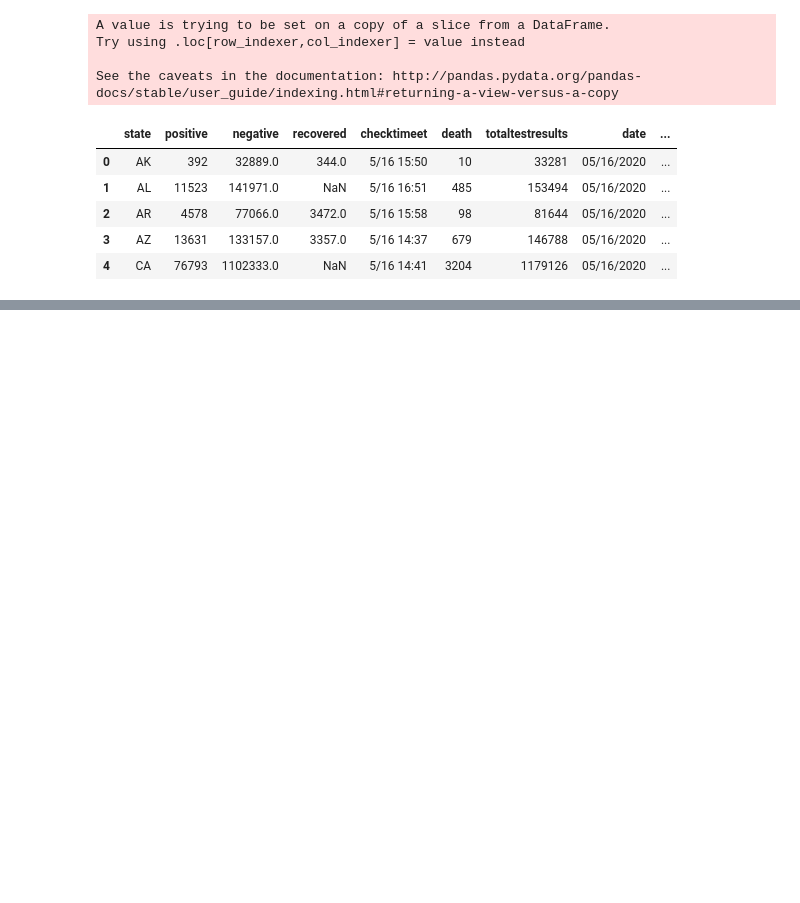
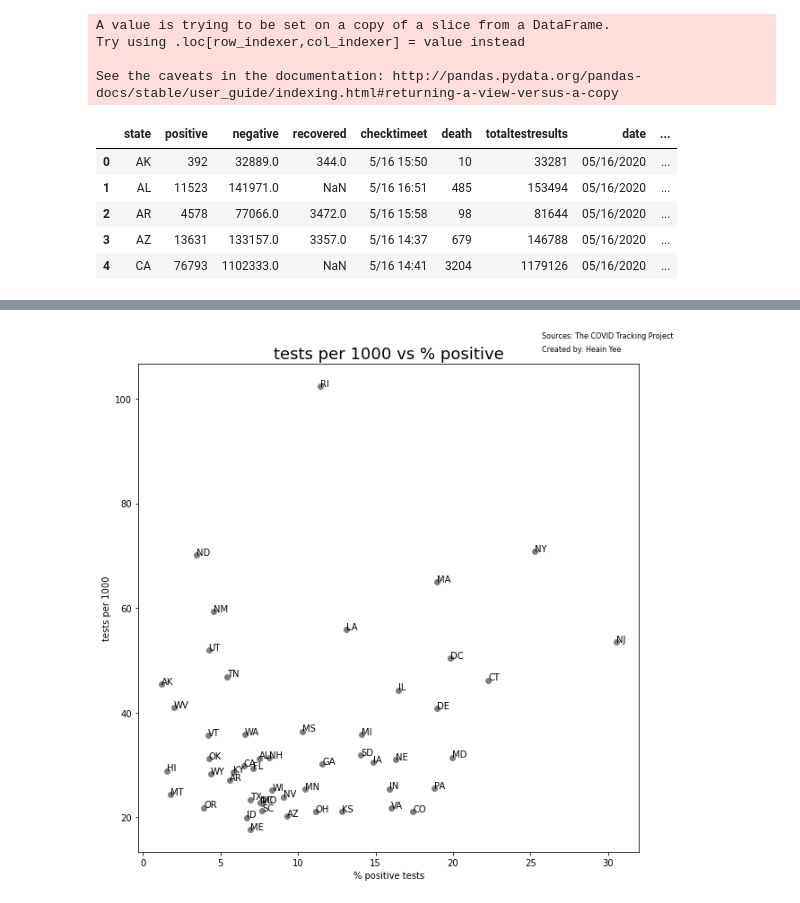
Before and after one commit to hanesy/covid-tracking, a Jupyter notebook: data-exploration.ipynb, the cells around one changed output, grey strips where cells are left out. Cells and saved outputs as stored; diff of their text form; code cells hidden in the pictures; blank space fills up the shorter version.

```diff
--- a/data-exploration.ipynb
+++ b/data-exploration.ipynb
@@ -383,7 +434,7 @@ state_current_analysis['tests per 1000'] =  state_current_analysis['totaltestres
 
 # # drops NA for negative ... which is PR on 5/16/2020
 state_current_analysis = state_current_analysis.dropna(subset = ['negative'])
-state_current_analysis['negatives per test'] = state_current_analysis['negative'].astype(int)/state_current_analysis['totaltestresults'].astype(int)
+state_current_analysis['positives%'] = state_current_analysis['positive'].astype(int)/state_current_analysis['totaltestresults'].astype(int)*100
 
 state_current_analysis.head()
 # %% [output]
@@ -397,3 +448,6 @@ See the caveats in the documentation: http://pandas.pydata.org/pandas-docs/stabl
 | 2 | AR | 4578 | 77066.0 | 3472.0 | 5/16 15:58 | 98 | 81644 | 05/16/2020 | ... |
 | 3 | AZ | 13631 | 133157.0 | 3357.0 | 5/16 14:37 | 679 | 146788 | 05/16/2020 | ... |
 | 4 | CA | 76793 | 1102333.0 | NaN | 5/16 14:41 | 3204 | 1179126 | 05/16/2020 | ... |
+# %%
+scatter_df = state_current_analysis[["state", "positive", "tests per 1000", "positives%"]]
+scatter_df.head()
@@ -399,0 +461,30 @@ See the caveats in the documentation: http://pandas.pydata.org/pandas-docs/stabl
+# %%
+fig = plt.subplots(figsize=(10,10))
+title = "tests per 1000 vs % positive"
+
+plt.title(title, fontsize=18)
+
+
+x = scatter_df['positives%']
+y = scatter_df['tests per 1000']
+varlabel = scatter_df['state']
+
+plt.plot(x, y, 'o', label = label, color='gray');
+
+for i, txt in enumerate(varlabel):
+    plt.annotate(txt, (x[i], y[i]))
+
+plt.xlabel("% positive tests")
+plt.ylabel("tests per 1000")
+
+textstr = "Sources: The COVID Tracking Project"
+plt.gcf().text(.75, .92, textstr, fontsize=8)
+
+textstr = "Created by: Heain Yee"
+plt.gcf().text(.75, .90, textstr, fontsize=8)
+
+plt.savefig("images/tests-positive%-scatter")
+
+plt.show()
+# %% [output]
+[figure, added]
```
Also changed, not shown: parts of 13 cells of this notebook, 4 other files.
